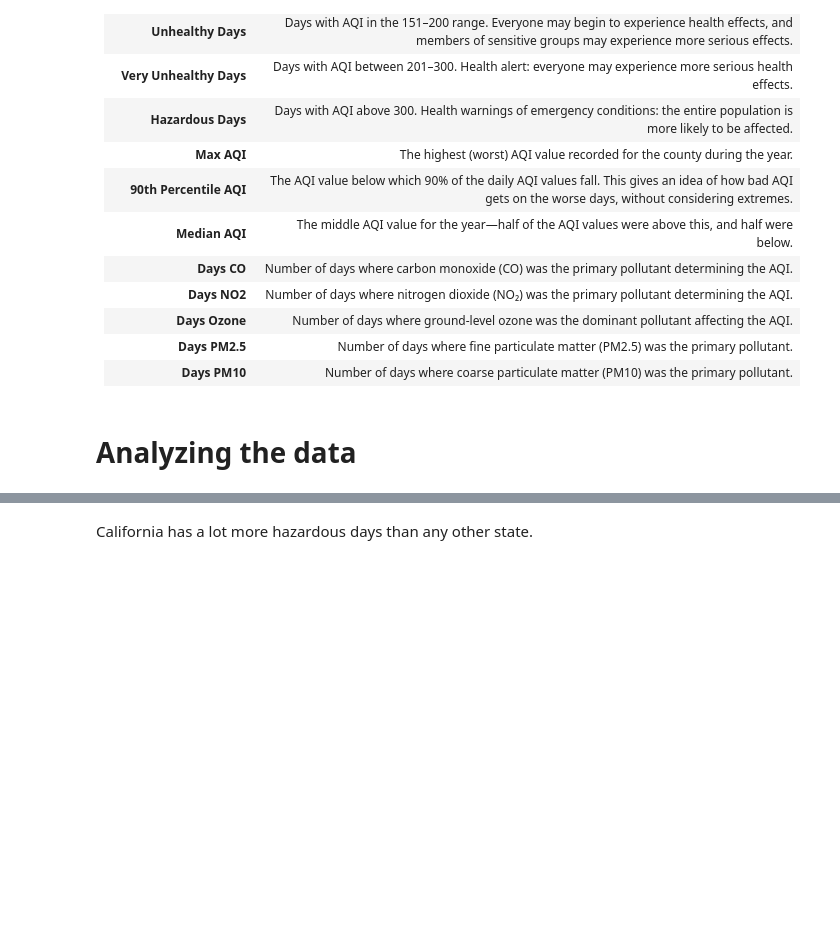
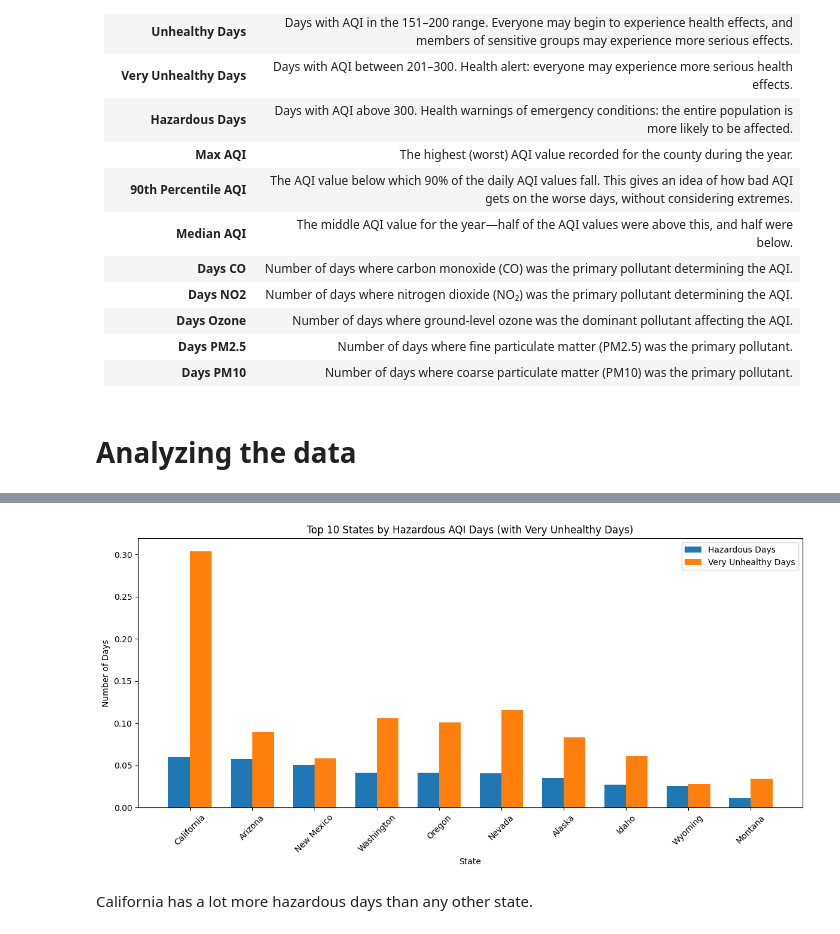
Before and after one commit to ivanrff/AQI-by-EPA, a Jupyter notebook: US_EPA_AQI.ipynb, the cells around one changed output, grey strips where cells are left out. Cells and saved outputs as stored; diff of their text form; code cells hidden in the pictures; blank space fills up the shorter version.

```diff
--- a/US_EPA_AQI.ipynb
+++ b/US_EPA_AQI.ipynb
@@ -134,3 +149,37 @@ aqi_df.groupby('State').apply(lambda x: (x['Hazardous Days'] > 0).sum(), include
+# %%
+import pandas as pd
+import matplotlib.pyplot as plt
+
+# Calculate Hazardous and Very Unhealthy days per state
+state_stats = aqi_df.groupby('State').apply(
+    lambda x: pd.Series({
+        'Hazardous Days Count': (x['Hazardous Days'] > 0).mean(),
+        'Very Unhealthy Days Count': (x['Very Unhealthy Days'] > 0).mean()
+    }),
+    include_groups=False
+).reset_index()
+
+# Sort by Hazardous Days and select top 10
+top10_by_hazardous = state_stats.sort_values(by='Hazardous Days Count', ascending=False).head(10)
+
+# Plotting
+x = top10_by_hazardous['State']
+width = 0.35
+x_indexes = range(len(x))
+
+plt.figure(figsize=(12, 6))
+plt.bar([i - width/2 for i in x_indexes], top10_by_hazardous['Hazardous Days Count'], width=width, label='Hazardous Days')
+plt.bar([i + width/2 for i in x_indexes], top10_by_hazardous['Very Unhealthy Days Count'], width=width, label='Very Unhealthy Days')
+
+plt.xlabel('State')
+plt.ylabel('Number of Days')
+plt.title('Top 10 States by Hazardous AQI Days (with Very Unhealthy Days)')
+plt.xticks(ticks=x_indexes, labels=x, rotation=45)
+plt.legend()
+plt.tight_layout()
+plt.show()
+# %% [output]
+[figure, added]
 # %% [markdown]
 California has a lot more hazardous days than any other state.
 # %%
```
Also changed, not shown: parts of 5 cells of this notebook.
